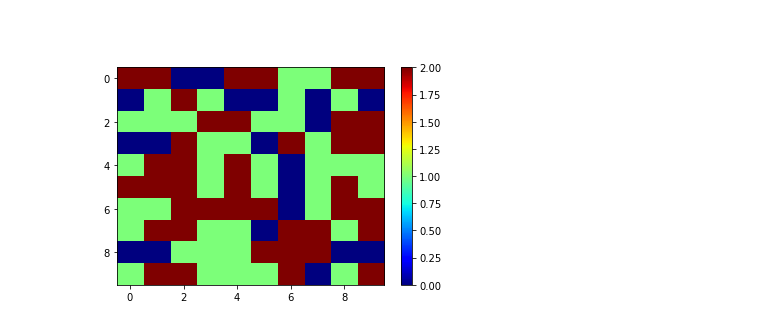
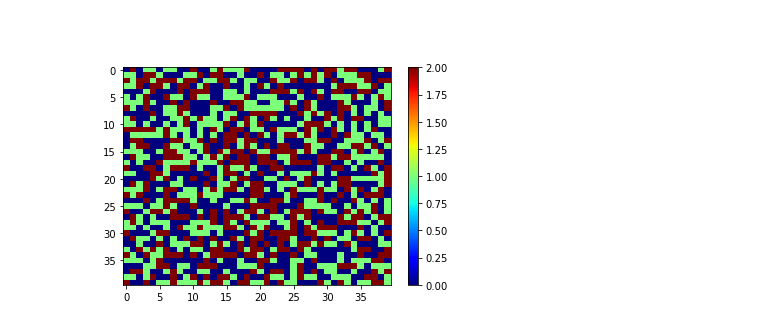
Before and after one commit to yanliu0408/PHY571_Spreading-Diseases, a Jupyter notebook: Project Influenza spreading.ipynb, the cells around one changed output. Cells and saved outputs as stored; diff of their text form; code cells hidden in the pictures.

```diff
--- a/Project Influenza spreading.ipynb
+++ b/Project Influenza spreading.ipynb
@@ -59,9 +59,9 @@ class Configuration:
         E = np.transpose(E)
         A, B, C, D = E[0], E[1], E[2], E[3]
         self.config = np.stack([A.reshape((M,M)), B.reshape((M,M)), C.reshape((M,M)), D.reshape((M,M))])
-        self.caclculate_infected()
+        self._calculate_infected()
 
-    def caclculate_infected(self):
+    def _calculate_infected(self):
         """Calculate the number of infected people at each group"""
         for i in range(4):
             self.infected[i] = np.sum(self.config[1][self.config[0] == i + 1])
@@ -196,14 +178,14 @@ def metropolis_move(obj):
 # %%
 %matplotlib inline
 # __init__(self, population, N, M, beta, T_inf, Ts, Sage):
-c = Configuration([10, 20, 30, 40], 80, 10, 1, 1000, 500, [1, 1, 1, 1])
+c = Configuration([15, 20, 40, 25], 1000, 40, 1, 1000, 500, [1, 1, 1, 1])
 # print(c.config)
 c._imagesc()
 
 
 # make move
 # for i in range(20):
 #     metropolis_move(c)
 # c._imagesc()
 # %% [output]
-[figure, old version]
+[figure, new version]
```
Also changed, not shown: parts of 4 cells of this notebook.
